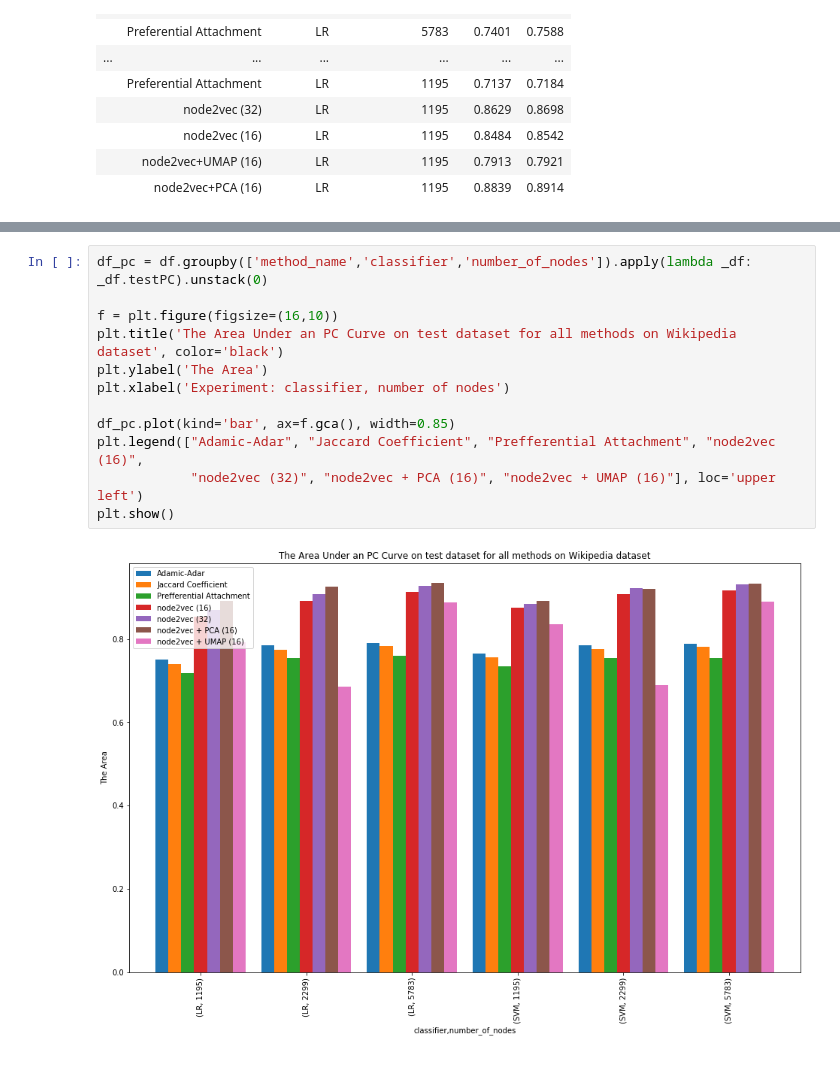
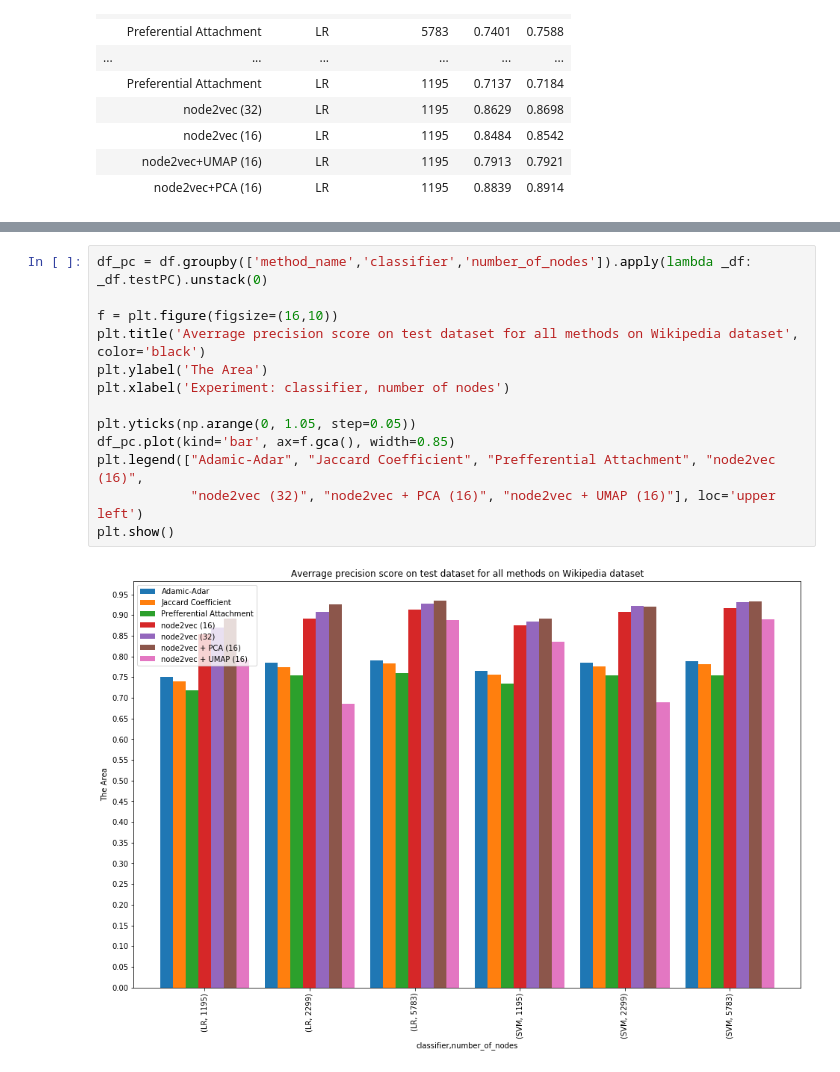
Before and after one commit to grzegorzborkowski/umap_node2vec_linkprediction, a Jupyter notebook: Plots.ipynb, the cells around one changed output, grey strips where cells are left out. Saved outputs shown, nothing was run; the diff lists cells and outputs as text.

```diff
--- a/Plots.ipynb
+++ b/Plots.ipynb
@@ -94,14 +94,15 @@ plt.show()
 # %%
 df_pc = df.groupby(['method_name','classifier','number_of_nodes']).apply(lambda _df: _df.testPC).unstack(0)
 
 f = plt.figure(figsize=(16,10))
-plt.title('The Area Under an PC Curve on test dataset for all methods on Wikipedia dataset', color='black')
+plt.title('Averrage precision score on test dataset for all methods on Wikipedia dataset', color='black')
 plt.ylabel('The Area')
 plt.xlabel('Experiment: classifier, number of nodes')
 
+plt.yticks(np.arange(0, 1.05, step=0.05))
 df_pc.plot(kind='bar', ax=f.gca(), width=0.85)
 plt.legend(["Adamic-Adar", "Jaccard Coefficient", "Prefferential Attachment", "node2vec (16)",
             "node2vec (32)", "node2vec + PCA (16)", "node2vec + UMAP (16)"], loc='upper left')
 plt.show()
 # %% [output]
-[figure, old version]
+[figure, new version]
```
Also changed, not shown: parts of 10 cells of this notebook.
